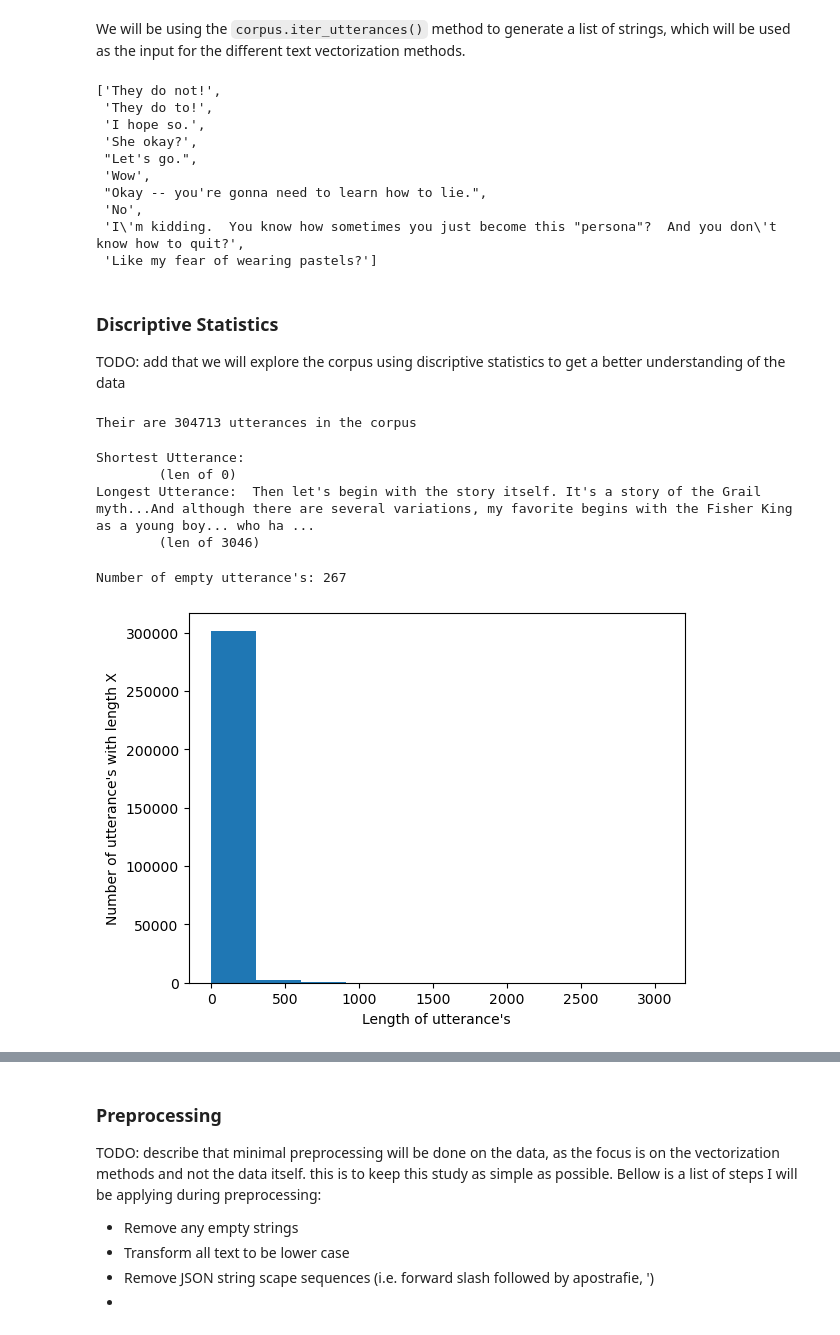
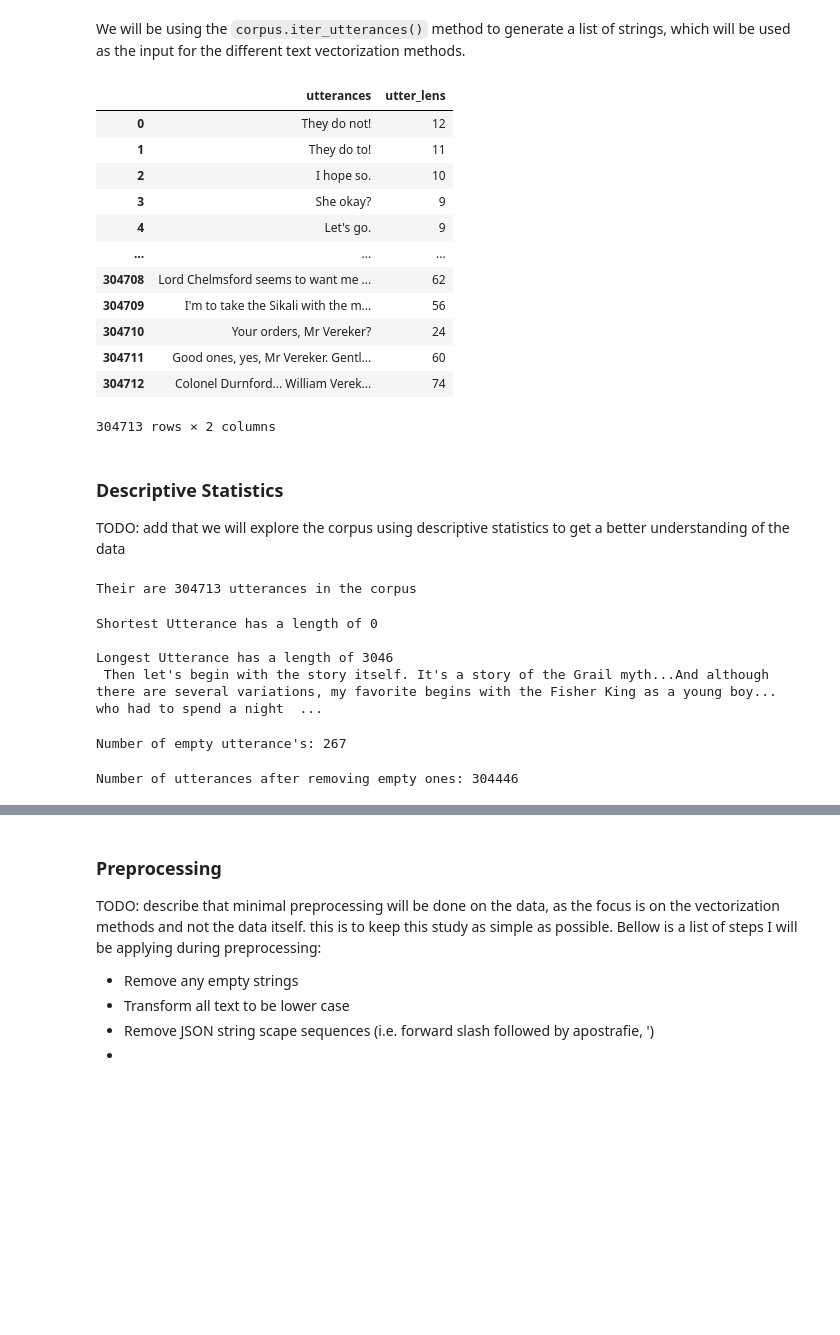
Before and after one commit to LucEnden/stat, a Jupyter notebook: research.ipynb, the cells around one changed output, grey strips where cells are left out. Drawn from its saved outputs; the diff is of its cells as text; code cells hidden in the pictures; blank space fills up the shorter version.

```diff
--- a/research.ipynb
+++ b/research.ipynb
@@ -134,22 +206,32 @@ Number of Utterances: 304713
 Number of Conversations: 83097
 # %% [markdown]
 We will be using the `corpus.iter_utterances()` method to generate a list of strings, which will be used as the input for the different text vectorization methods.
-# %%
-corpus_texts = [utt.text for utt in corpus.iter_utterances()]
-corpus_texts[:10]
-# %% [output]
-['They do not!',
- 'They do to!',
- 'I hope so.',
- 'She okay?',
- "Let's go.",
- 'Wow',
- "Okay -- you're gonna need to learn how to lie.",
- 'No',
- 'I\'m kidding.  You know how sometimes you just become this "persona"?  And you don\'t know how to quit?',
- 'Like my fear of wearing pastels?']
+# %%
+import pandas as pd
+
+corpus_df = pd.DataFrame(
+    data={
+        "utterances": [str(utt.text) for utt in corpus.iter_utterances()],
+        "utter_lens": [len(utt.text) for utt in corpus.iter_utterances()]
+    }
+)
+corpus_df
+# %% [output]
+|  | utterances | utter_lens |
+| 0 | They do not! | 12 |
+| 1 | They do to! | 11 |
+| 2 | I hope so. | 10 |
+| 3 | She okay? | 9 |
+| 4 | Let's go. | 9 |
+| ... | ... | ... |
+| 304708 | Lord Chelmsford seems to want me ... | 62 |
+| 304709 | I'm to take the Sikali with the m... | 56 |
+| 304710 | Your orders, Mr Vereker? | 24 |
+| 304711 | Good ones, yes, Mr Vereker. Gentl... | 60 |
+| 304712 | Colonel Durnford... William Verek... | 74 |
+304713 rows × 2 columns
 # %% [markdown]
-### Discriptive Statistics
+### Descriptive Statistics
 
-TODO: add that we will explore the corpus using discriptive statistics to get a better understanding of the data
+TODO: add that we will explore the corpus using descriptive statistics to get a better understanding of the data
 # %%
@@ -160,14 +244,14 @@ Their are 304713 utterances in the corpus
 # %%
 # shortest and longest utterances
-shortest_utt = min(corpus_texts, key=len)
-print("Shortest Utterance: ", shortest_utt, f"\n\t(len of {len(shortest_utt)})")
+shortest_utt = min(corpus_df["utterances"], key=len)
+print(f"Shortest Utterance has a length of {len(shortest_utt)}\n", shortest_utt)
 
-longest_utt = max(corpus_texts, key=len)
-print("Longest Utterance: ", longest_utt, f"\n\t(len of {len(longest_utt)})")
+longest_utt = max(corpus_df["utterances"], key=len)
+print(f"Longest Utterance has a length of {len(longest_utt)}\n", longest_utt)
 # %% [output]
-Shortest Utterance:
-        (len of 0)
-Longest Utterance:  Then let's begin with the story itself. It's a story of the Grail myth...And although there are several variations, my favorite begins with the Fisher King as a young boy... who ha ...
-        (len of 3046)
+Shortest Utterance has a length of 0
+
+Longest Utterance has a length of 3046
+ Then let's begin with the story itself. It's a story of the Grail myth...And although there are several variations, my favorite begins with the Fisher King as a young boy... who had to spend a night  ...
 # %%
 # number of empty utterance's
@@ -176,12 +259,8 @@ print(f"Number of empty utterance's: {len(empty_utterances)}")
 # %% [output]
 Number of empty utterance's: 267
-# %%
-# plot a histogram of the length of all the utterance's
-import matplotlib.pyplot as plt
-
-plt.hist([len(i) for i in corpus_texts])
-plt.xlabel("Length of utterance's")
-plt.ylabel("Number of utterance's with length X")
-plt.show()
-# %% [output]
-[figure, removed]
+# %%
+# Filter out empty utterances
+corpus_df = corpus_df[corpus_df['utter_lens'] > 0].reset_index(drop=True)
+print(f"Number of utterances after removing empty ones: {corpus_df.shape[0]}")
+# %% [output]
+Number of utterances after removing empty ones: 304446
```
Also changed, not shown: parts of 30 cells of this notebook, 1 other file.
